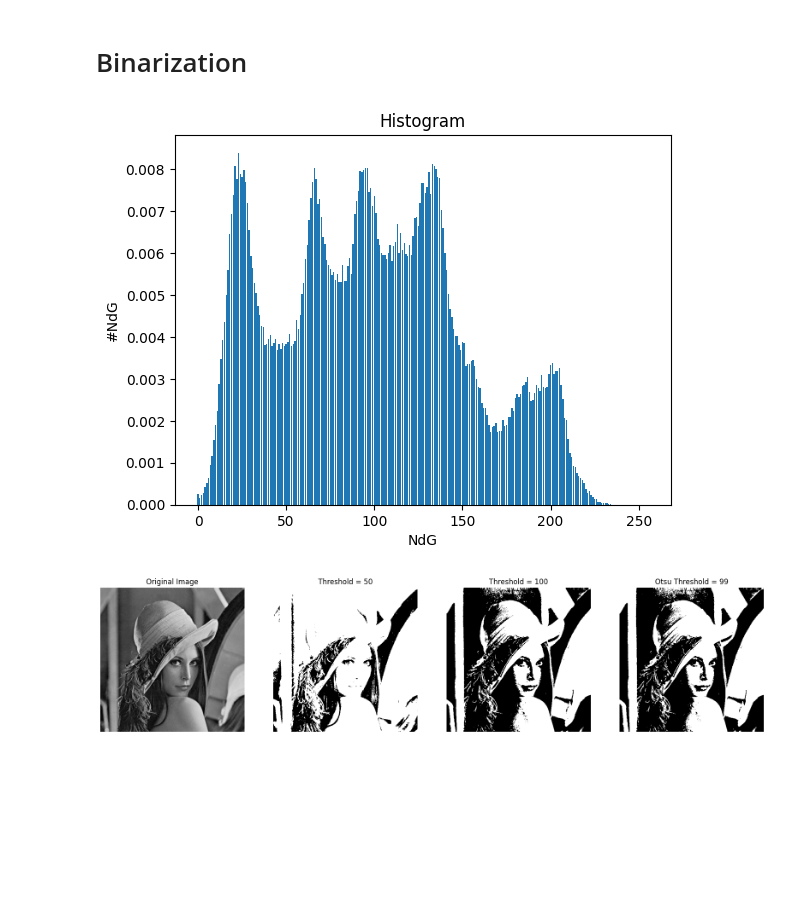
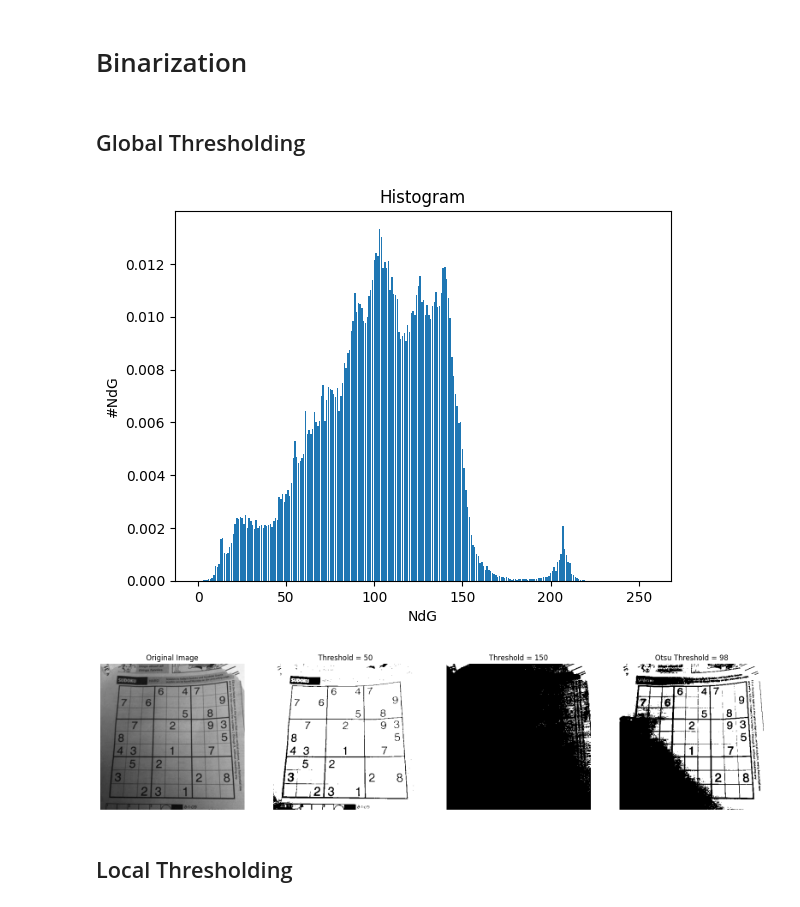
Before and after one commit to akef215/image_processing, a Jupyter notebook: cours_implementation.ipynb, the cells around one changed output. Saved outputs shown, nothing was run; the diff lists cells and outputs as text; code cells hidden in the pictures; blank space fills up the shorter version.

Commit message:
Local thresholding

```diff
--- a/cours_implementation.ipynb
+++ b/cours_implementation.ipynb
@@ -201,31 +201,38 @@ def otsu(img, trace=False):
     return intra_std.argmin()
 # %%
 #print(otsu(img, trace=True))
+# %% [markdown]
+## Global Thresholding
 # %%
-def thresh(img, threshold=otsu(img)):
+def thresh(img, threshold=None):
     assert 0 <= threshold <= 255\
         , "threshold must be in range(0,256)"
+
+    if threshold is None:
+        threshold = otsu(img)
 
     binary_img = np.zeros(shape=img.shape, dtype=np.uint8)
     binary_img[img >= threshold] = 255
     return binary_img, threshold
 # %%
-img_path = "img/lena1.jpg"
+img_path = "img/sudoko.jpg"
 img = read_img(img_path)
 thresh_1 = 50
-thresh_2 = 100
+thresh_2 = 150
 
 # lot the histogram
 plot_hist(img, True)
 
 # Plot the images
 plt.figure(figsize=[20, 80])
 plt.subplot(141), show_img(img)
 plt.subplot(142), show_img(thresh(img, thresh_1)[0], f"Threshold = {thresh_1}")
 plt.subplot(143), show_img(thresh(img, thresh_2)[0], f"Threshold = {thresh_2}")
-binary_img, otsu = thresh(img)
-plt.subplot(144), show_img(binary_img, f"Otsu Threshold = {otsu}")
+binary_img, otsu_ = thresh(img)
+plt.subplot(144), show_img(binary_img, f"Otsu Threshold = {otsu_}")
 plt.show()
 # %% [output]
-[figure, old version]
+[figure, new version]
-[figure, old version]
+[figure, new version]
+# %% [markdown]
+## Local Thresholding
```
Also changed, not shown: parts of 6 cells of this notebook, 1 other file.
